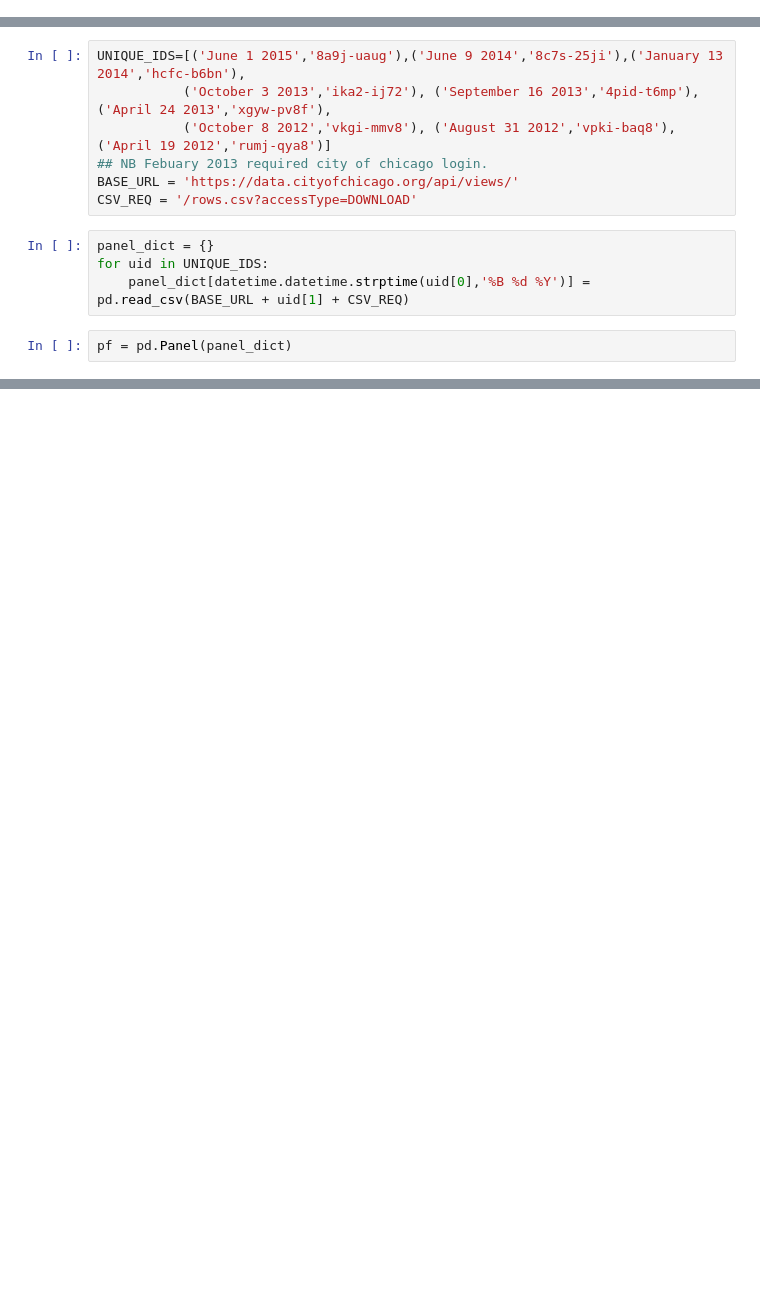
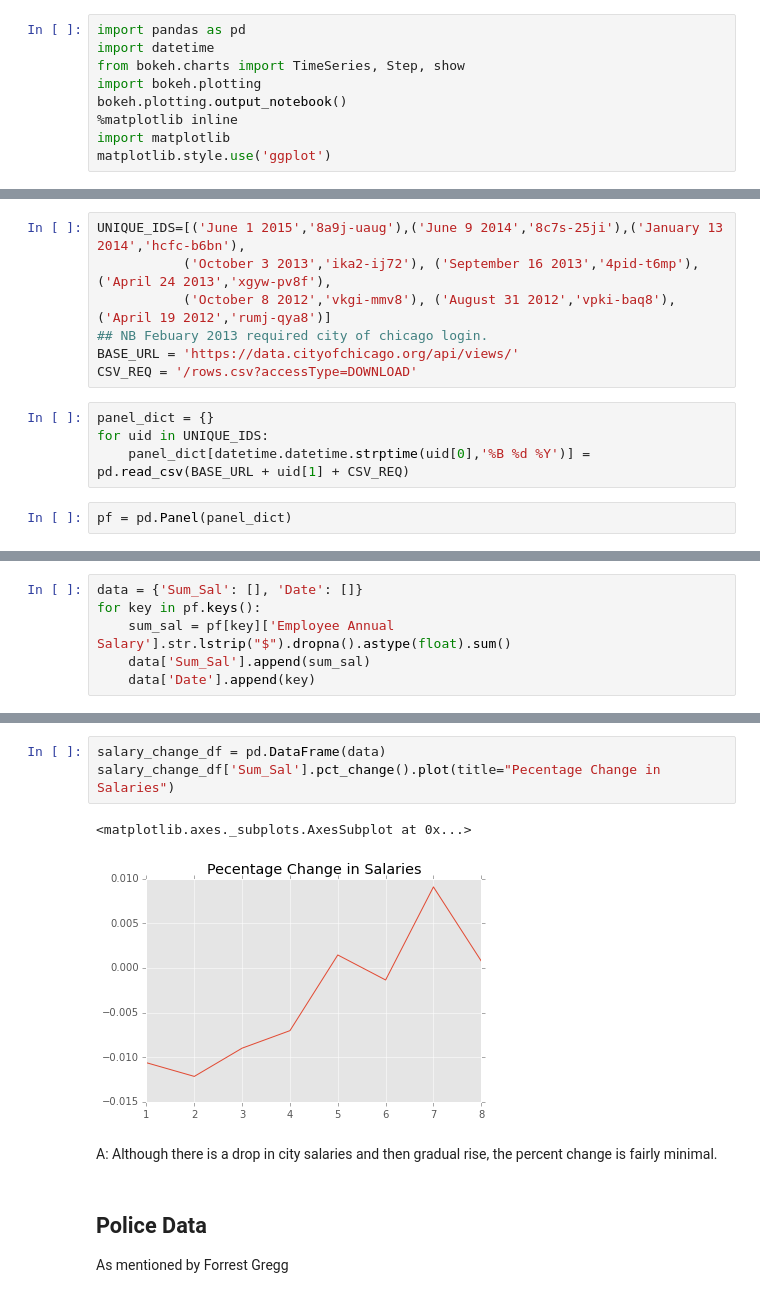
Before and after one commit to hunterowens/hunterowens.github.io, a Jupyter notebook: notebooks/ChicagoSalariesPanel.ipynb, the cells around one changed output, grey strips where cells are left out. Drawn from its saved outputs; the diff is of its cells as text; blank space fills up the shorter version.

Commit message:
more salary wories

```diff
--- a/notebooks/ChicagoSalariesPanel.ipynb
+++ b/notebooks/ChicagoSalariesPanel.ipynb
@@ -3,0 +3,9 @@ import datetime
+# %%
+import pandas as pd
+import datetime
+from bokeh.charts import TimeSeries, Step, show
+import bokeh.plotting
+bokeh.plotting.output_notebook()
+%matplotlib inline
+import matplotlib
+matplotlib.style.use('ggplot')
@@ -23,0 +29,6 @@ Minor_axis axis: Name to Employee Annual Salary
+# %%
+data = {'Sum_Sal': [], 'Date': []}
+for key in pf.keys():
+    sum_sal = pf[key]['Employee Annual Salary'].str.lstrip("$").dropna().astype(float).sum()
+    data['Sum_Sal'].append(sum_sal)
+    data['Date'].append(key)
@@ -23,0 +43,11 @@ Minor_axis axis: Name to Employee Annual Salary
+# %%
+salary_change_df = pd.DataFrame(data)
+salary_change_df['Sum_Sal'].pct_change().plot(title="Pecentage Change in Salaries")
+# %% [output]
+<matplotlib.axes._subplots.AxesSubplot at 0x...>
+[figure, added]
+# %% [markdown]
+A: Although there is a drop in city salaries and then gradual rise, the percent change is fairly minimal.
+# %% [markdown]
+## Police Data
+As mentioned by Forrest Gregg
```
Also changed, not shown: parts of 6 cells of this notebook.
